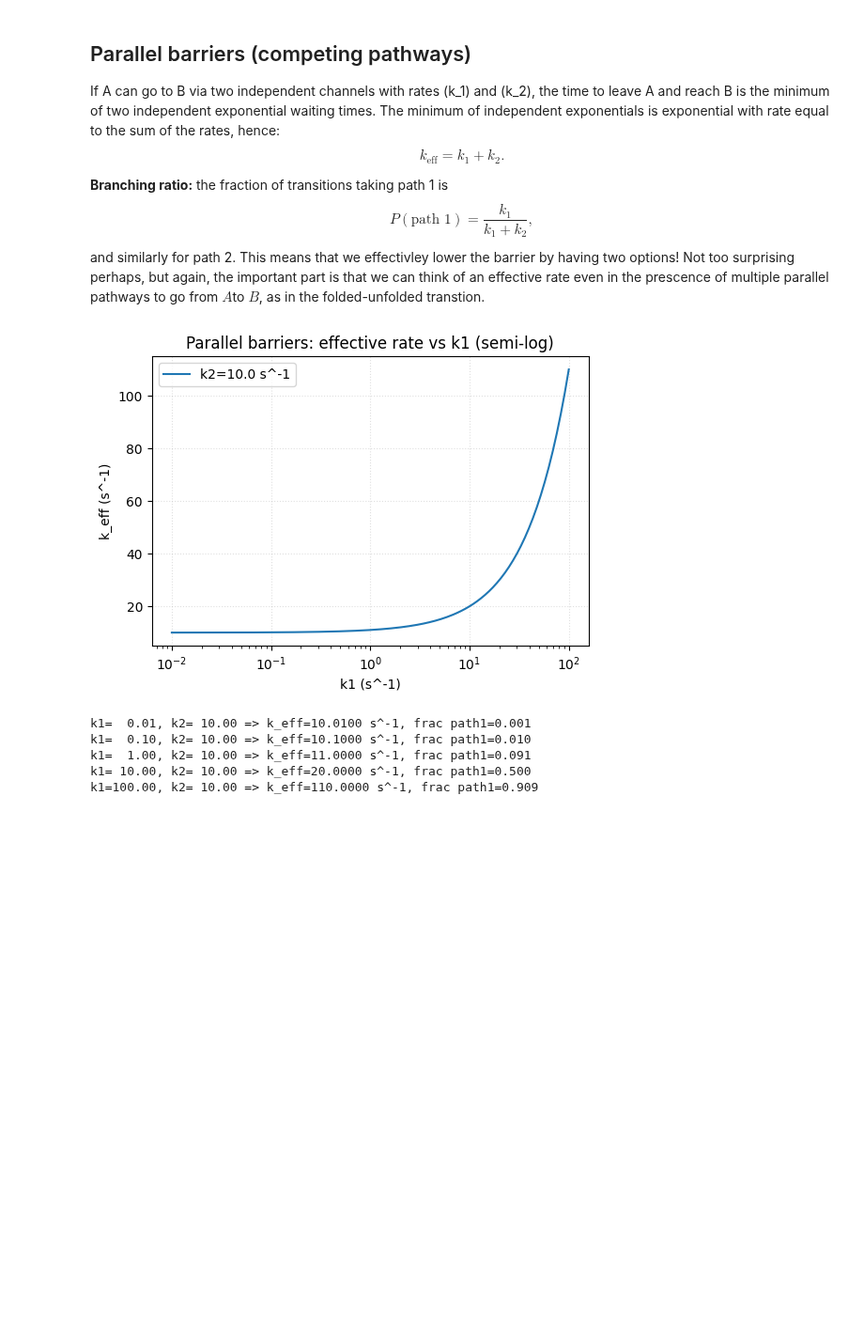
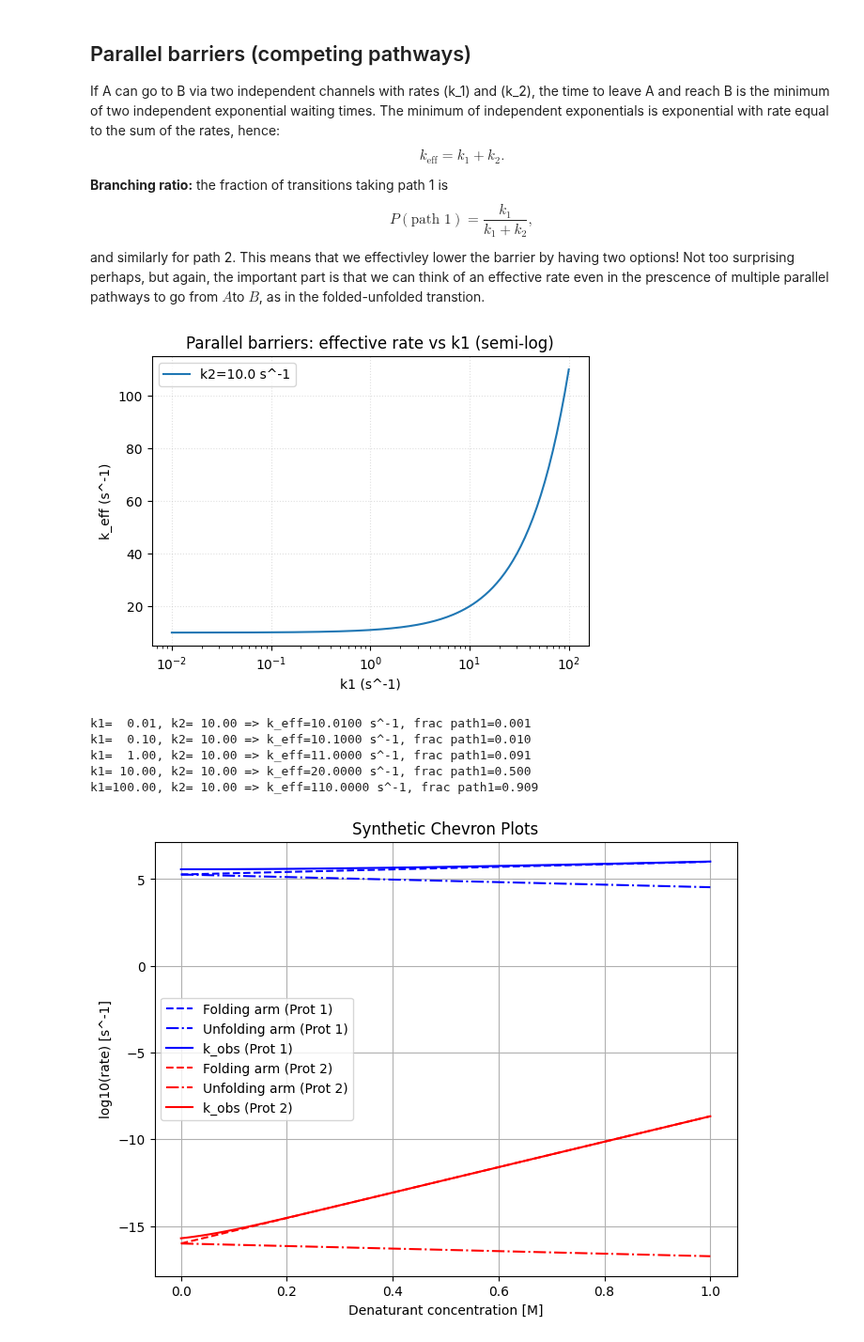
Before and after one commit to bforsbe/SK2534, a Jupyter notebook: kinetics_seminar.ipynb, the cells around one changed output. Shown at 94% size. Drawn from its saved outputs; the diff is of its cells as text; code cells hidden in the pictures; blank space fills up the shorter version.

Commit message:
chevron

```diff
--- a/kinetics_seminar.ipynb
+++ b/kinetics_seminar.ipynb
@@ -214,3 +214,77 @@ k1=  0.10, k2= 10.00 => k_eff=10.1000 s^-1, frac path1=0.010
 k1=  1.00, k2= 10.00 => k_eff=11.0000 s^-1, frac path1=0.091
 k1= 10.00, k2= 10.00 => k_eff=20.0000 s^-1, frac path1=0.500
 k1=100.00, k2= 10.00 => k_eff=110.0000 s^-1, frac path1=0.909
+# %%
+#@title Fake a chevron plot
+
+# Import libraries
+import numpy as np
+import matplotlib.pyplot as plt
+
+# Function to generate synthetic Chevron data
+def chevron_plot(D_range,
+                 deltaG_N1=0, deltaG_TS1=10, m_f1=1.0, m_u1=1.0,
+                 deltaG_N2=2, deltaG_TS2=12, m_f2=1.0, m_u2=1.0,
+                 k0=1e6):
+    """
+    Generate synthetic Chevron plots for two proteins/folding scenarios.
+
+    Parameters:
+    - D_range: array of denaturant concentrations
+    - deltaG_N1, deltaG_TS1: free energies for first protein (kcal/mol)
+    - deltaG_N2, deltaG_TS2: free energies for second protein (kcal/mol)
+    - m_f1, m_u1: denaturant sensitivities for folding/unfolding (kcal/mol/M)
+    - k0: attempt frequency (s^-1)
+    """
+    R = 0.001987  # kcal/mol/K
+    T = 298       # Kelvin
+
+    def k_f(deltaG_N, deltaG_TS, m_f, D):
+        deltaG_TS_D = deltaG_TS - deltaG_N - m_f * D
+        return k0 * np.exp(-deltaG_TS_D / (R * T))
+
+    def k_u(deltaG_N, deltaG_TS, m_u, D):
+        deltaG_TS_D = deltaG_TS - deltaG_N + m_u * D
+        return k0 * np.exp(-deltaG_TS_D / (R * T))
+
+    # Calculate rates
+    kf1 = k_f(deltaG_N1, deltaG_TS1, m_f1, D_range)
+    ku1 = k_u(deltaG_N1, deltaG_TS1, m_u1, D_range)
+    kobs1 = kf1 + ku1
+
+    kf2 = k_f(deltaG_N2, deltaG_TS2, m_f2, D_range)
+    ku2 = k_u(deltaG_N2, deltaG_TS2, m_u2, D_range)
+    kobs2 = kf2 + ku2
+
+    # Plot
+    plt.figure(figsize=(8,6))
+    plt.plot(D_range, np.log10(kf1), 'b--', label='Folding arm (Prot 1)')
+    plt.plot(D_range, np.log10(ku1), 'b-.', label='Unfolding arm (Prot 1)')
+    plt.plot(D_range, np.log10(kobs1), 'b', label='k_obs (Prot 1)')
+
+    plt.plot(D_range, np.log10(kf2), 'r--', label='Folding arm (Prot 2)')
+    plt.plot(D_range, np.log10(ku2), 'r-.', label='Unfolding arm (Prot 2)')
+    plt.plot(D_range, np.log10(kobs2), 'r', label='k_obs (Prot 2)')
+
+    plt.xlabel('Denaturant concentration [M]')
+    plt.ylabel('log10(rate) [s^-1]')
+    plt.title('Synthetic Chevron Plots')
+    plt.legend()
+    plt.grid(True)
+    plt.show()
+
+# Define denaturant range
+D = np.linspace(0, 1, 100)
+
+deltaG_N1 = 0     #@param
+deltaG_TS1 = 1   #@param
+deltaG_N2 = -20     #@param
+deltaG_TS2 = 10   #@param
+
+# Call function with example parameters
+chevron_plot(D,
+             deltaG_N1=deltaG_N1, deltaG_TS1=deltaG_TS1, m_f1=1, m_u1=1,
+             deltaG_N2=deltaG_N2, deltaG_TS2=deltaG_TS2, m_f2=10, m_u2=1.0,
+             k0=1e6)
+# %% [output]
+[figure, added]
```
Also changed, not shown: parts of 2 cells of this notebook.
